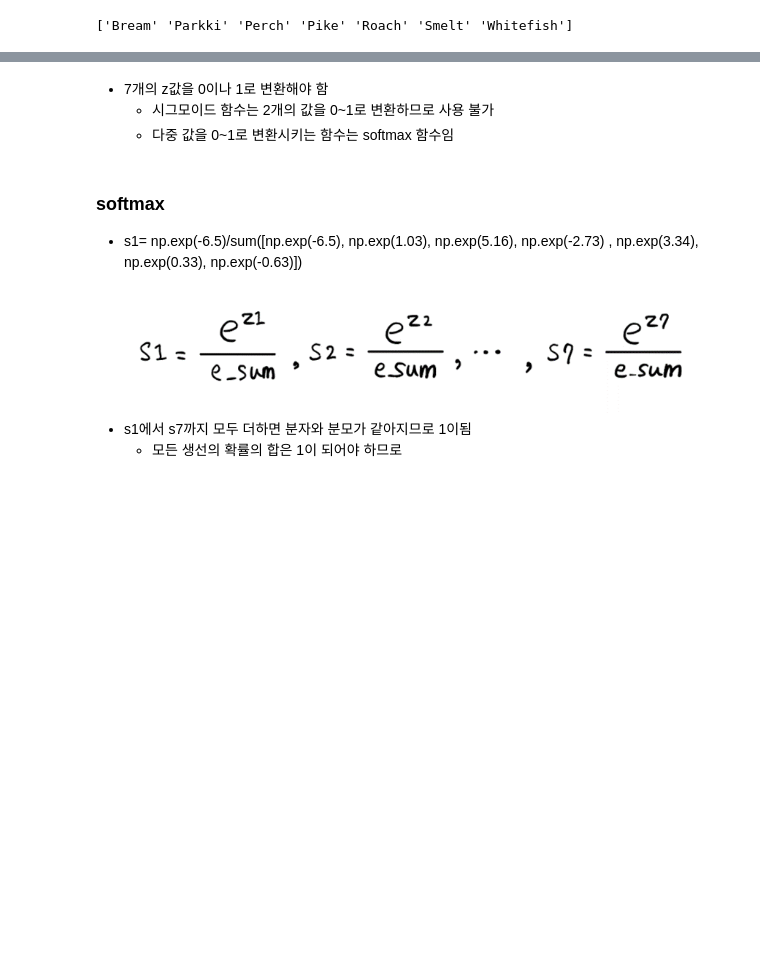
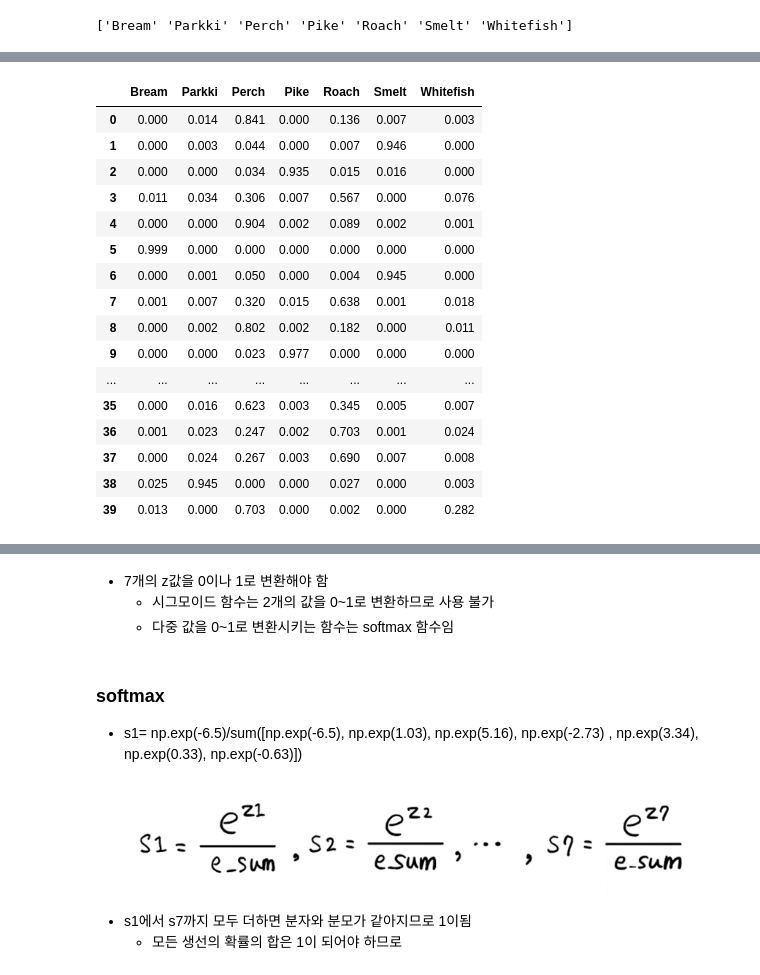
Before and after one commit to lullu303/DataScience2, a Jupyter notebook: 예측분석/머신러닝/머신러닝_04_1_로지스틱회귀(분류).ipynb, the cells around one changed output, grey strips where cells are left out. Saved outputs shown, nothing was run; the diff lists cells and outputs as text; code cells hidden in the pictures; blank space fills up the shorter version.

```diff
--- a/예측분석/머신러닝/머신러닝_04_1_로지스틱회귀(분류).ipynb
+++ b/예측분석/머신러닝/머신러닝_04_1_로지스틱회귀(분류).ipynb
@@ -272,3 +274,9 @@ from scipy.special import expit
     - C는 로지스틱 규제 파라미터
         - 값이 작을 수록 규제가 커짐
         - 기본값은 1
+# %%
+from sklearn.preprocessing import StandardScaler
+ss = StandardScaler()
+ss.fit(train_input)
+train_scaled = ss.transform(train_input)
+test_scaled = ss.transform(test_input)
@@ -275,4 +286,6 @@ from scipy.special import expit
 # %%
 # 규제를 좀 완화하기 위해 C=20, 충분한 반복 학습을 위해 max_iter=1000
+lr = LogisticRegression(C=20, max_iter=1000)
+lr.fit(train_scaled, train_target)
 # %% [output]
 LogisticRegression(C=20, max_iter=1000)
@@ -309,3 +323,28 @@ LogisticRegression(C=20, max_iter=1000)
+# %%
+pred_proba = lr.predict_proba(test_scaled)
+# %%
+data =np.round(pred_proba, decimals=3)
+predict_df = pd.DataFrame(data)
+predict_df.columns=lr.classes_
+predict_df
+# %% [output]
+|  | Bream | Parkki | Perch | Pike | Roach | Smelt | Whitefish |
+| 0 | 0.000 | 0.014 | 0.841 | 0.000 | 0.136 | 0.007 | 0.003 |
+| 1 | 0.000 | 0.003 | 0.044 | 0.000 | 0.007 | 0.946 | 0.000 |
+| 2 | 0.000 | 0.000 | 0.034 | 0.935 | 0.015 | 0.016 | 0.000 |
+| 3 | 0.011 | 0.034 | 0.306 | 0.007 | 0.567 | 0.000 | 0.076 |
+| 4 | 0.000 | 0.000 | 0.904 | 0.002 | 0.089 | 0.002 | 0.001 |
+| 5 | 0.999 | 0.000 | 0.000 | 0.000 | 0.000 | 0.000 | 0.000 |
+| 6 | 0.000 | 0.001 | 0.050 | 0.000 | 0.004 | 0.945 | 0.000 |
+| 7 | 0.001 | 0.007 | 0.320 | 0.015 | 0.638 | 0.001 | 0.018 |
+| 8 | 0.000 | 0.002 | 0.802 | 0.002 | 0.182 | 0.000 | 0.011 |
+| 9 | 0.000 | 0.000 | 0.023 | 0.977 | 0.000 | 0.000 | 0.000 |
+| ... | ... | ... | ... | ... | ... | ... | ... |
+| 35 | 0.000 | 0.016 | 0.623 | 0.003 | 0.345 | 0.005 | 0.007 |
+| 36 | 0.001 | 0.023 | 0.247 | 0.002 | 0.703 | 0.001 | 0.024 |
+| 37 | 0.000 | 0.024 | 0.267 | 0.003 | 0.690 | 0.007 | 0.008 |
+| 38 | 0.025 | 0.945 | 0.000 | 0.000 | 0.027 | 0.000 | 0.003 |
+| 39 | 0.013 | 0.000 | 0.703 | 0.000 | 0.002 | 0.000 | 0.282 |
 # %%
 # 5 개의 특징을 사용하므로 회귀계수는 5
 # 7개의 분류에 대한 확률을 각각 계산해야 하므로 7행의 방정식이 생김
```
Also changed, not shown: parts of 22 cells of this notebook.
